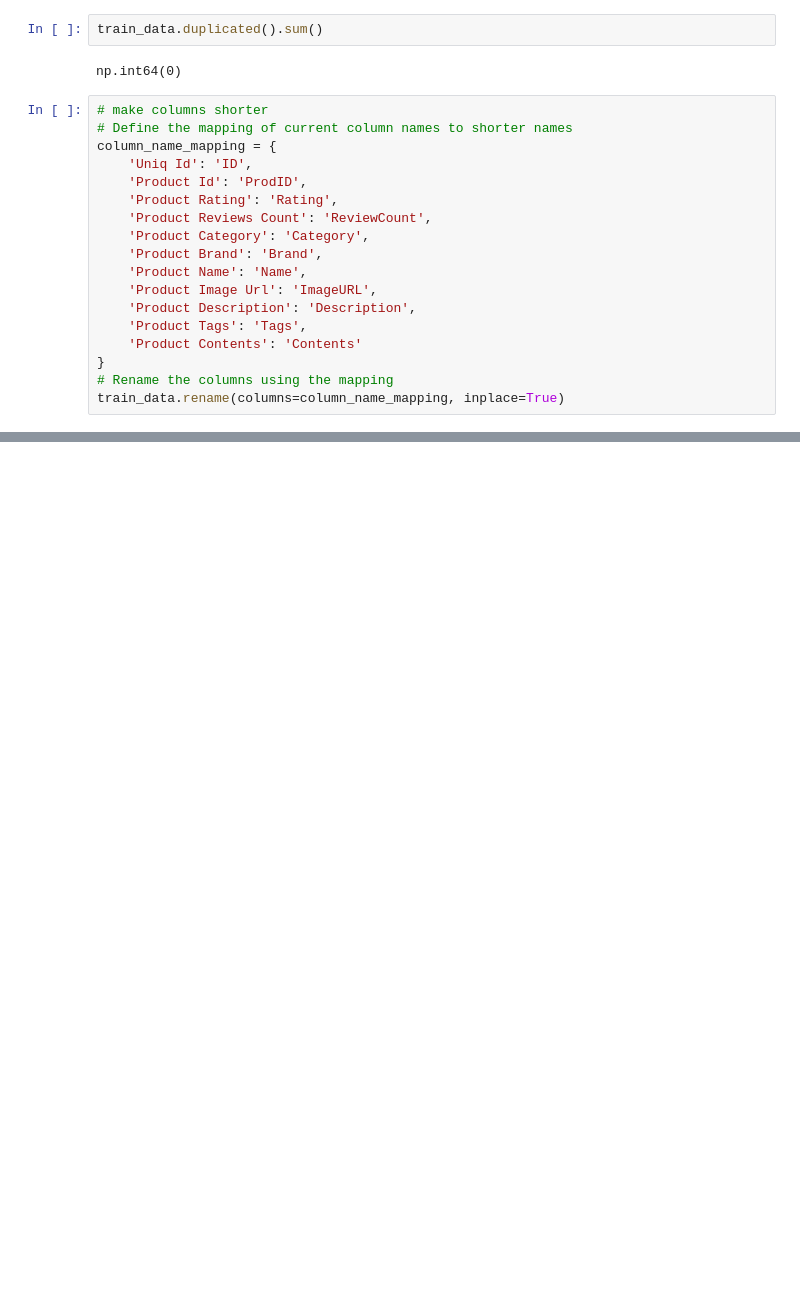
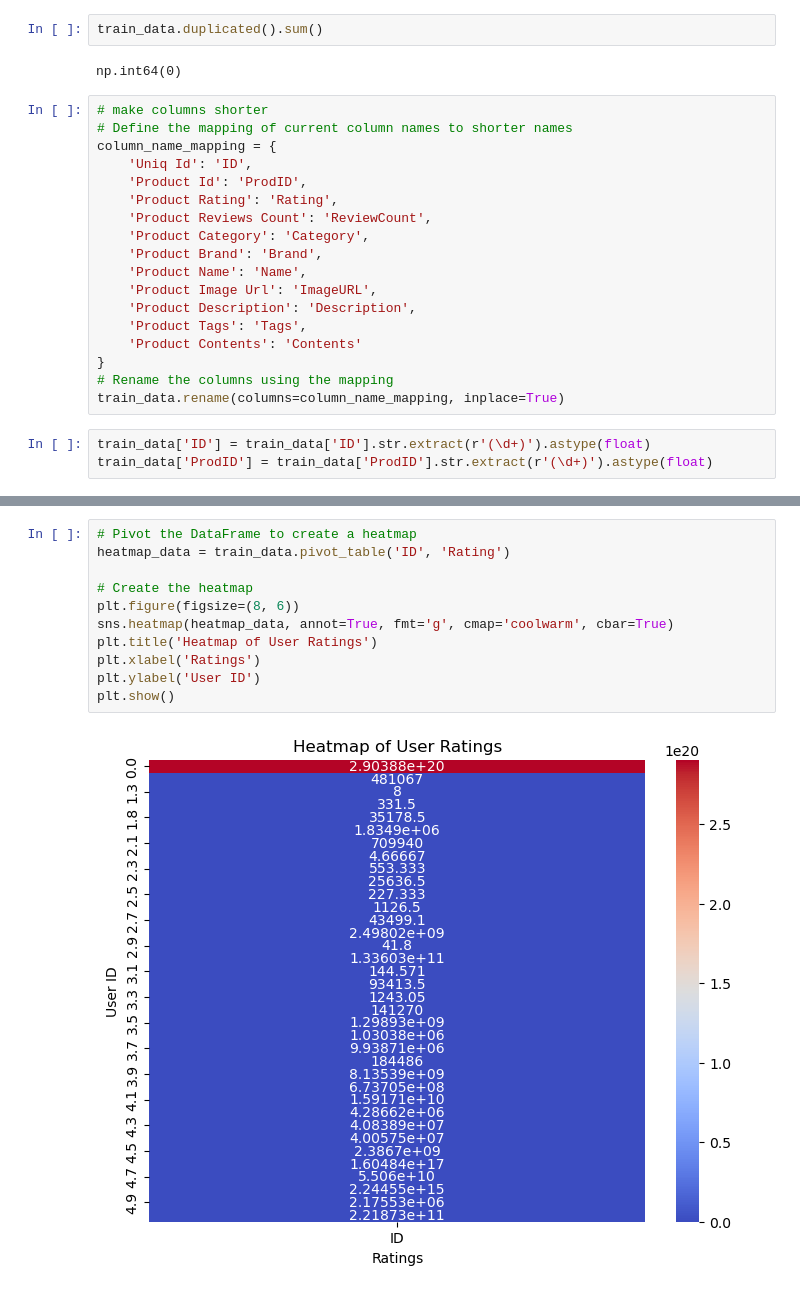
Before and after one commit to adityaomar3/Ecommerce-recommender-system, a Jupyter notebook: notebooks/recommendation.ipynb, the cells around one changed output, grey strips where cells are left out. Saved outputs shown, nothing was run; the diff lists cells and outputs as text; blank space fills up the shorter version.

Commit message:
rating based rec system on nb

```diff
--- a/notebooks/recommendation.ipynb
+++ b/notebooks/recommendation.ipynb
@@ -116,3 +119,6 @@ column_name_mapping = {
 }
 # Rename the columns using the mapping
 train_data.rename(columns=column_name_mapping, inplace=True)
+# %%
+train_data['ID'] = train_data['ID'].str.extract(r'(\d+)').astype(float)
+train_data['ProdID'] = train_data['ProdID'].str.extract(r'(\d+)').astype(float)
@@ -118,0 +139,13 @@ train_data.rename(columns=column_name_mapping, inplace=True)
+# %%
+# Pivot the DataFrame to create a heatmap
+heatmap_data = train_data.pivot_table('ID', 'Rating')
+
+# Create the heatmap
+plt.figure(figsize=(8, 6))
+sns.heatmap(heatmap_data, annot=True, fmt='g', cmap='coolwarm', cbar=True)
+plt.title('Heatmap of User Ratings')
+plt.xlabel('Ratings')
+plt.ylabel('User ID')
+plt.show()
+# %% [output]
+[figure, added]
```
Also changed, not shown: parts of 8 cells of this notebook.
